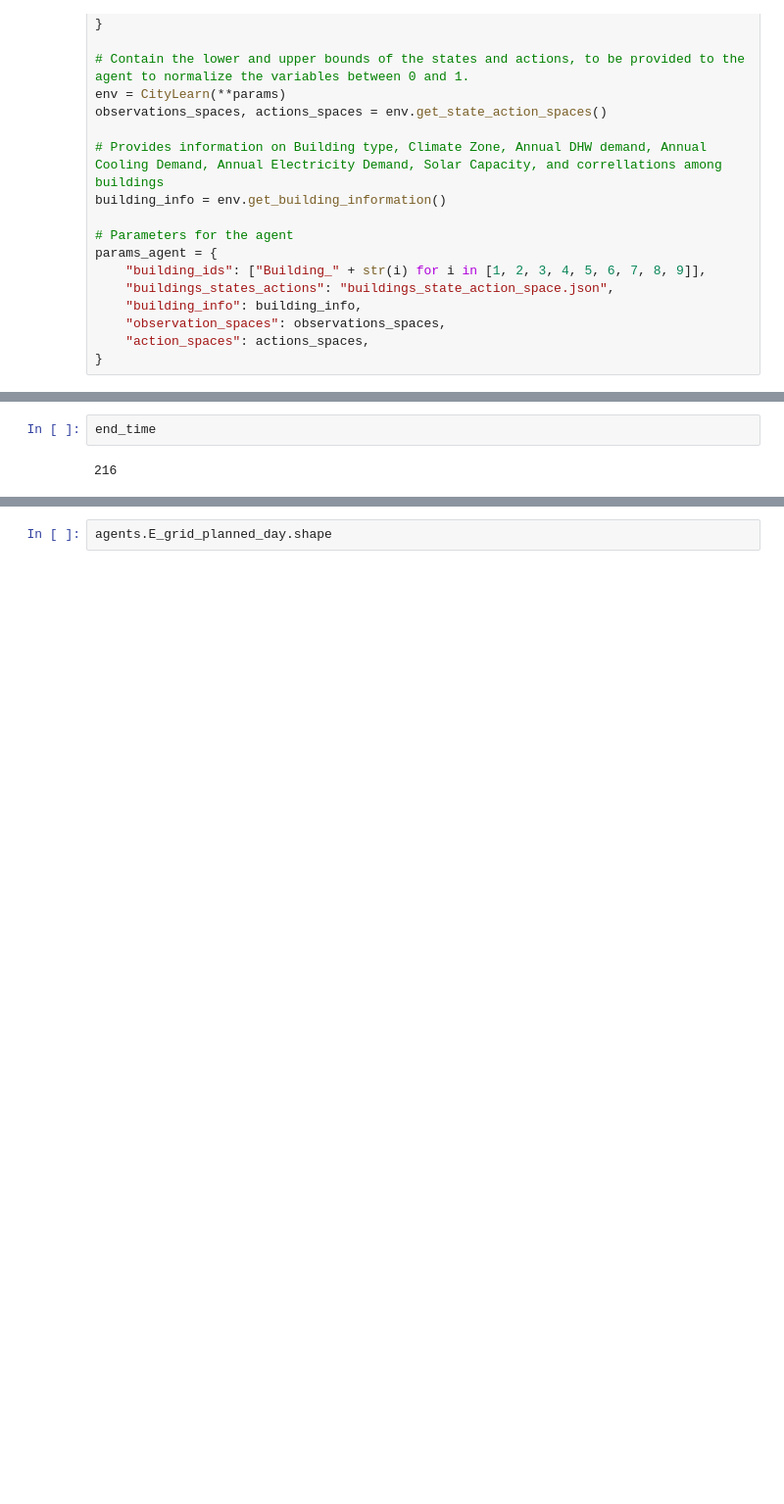
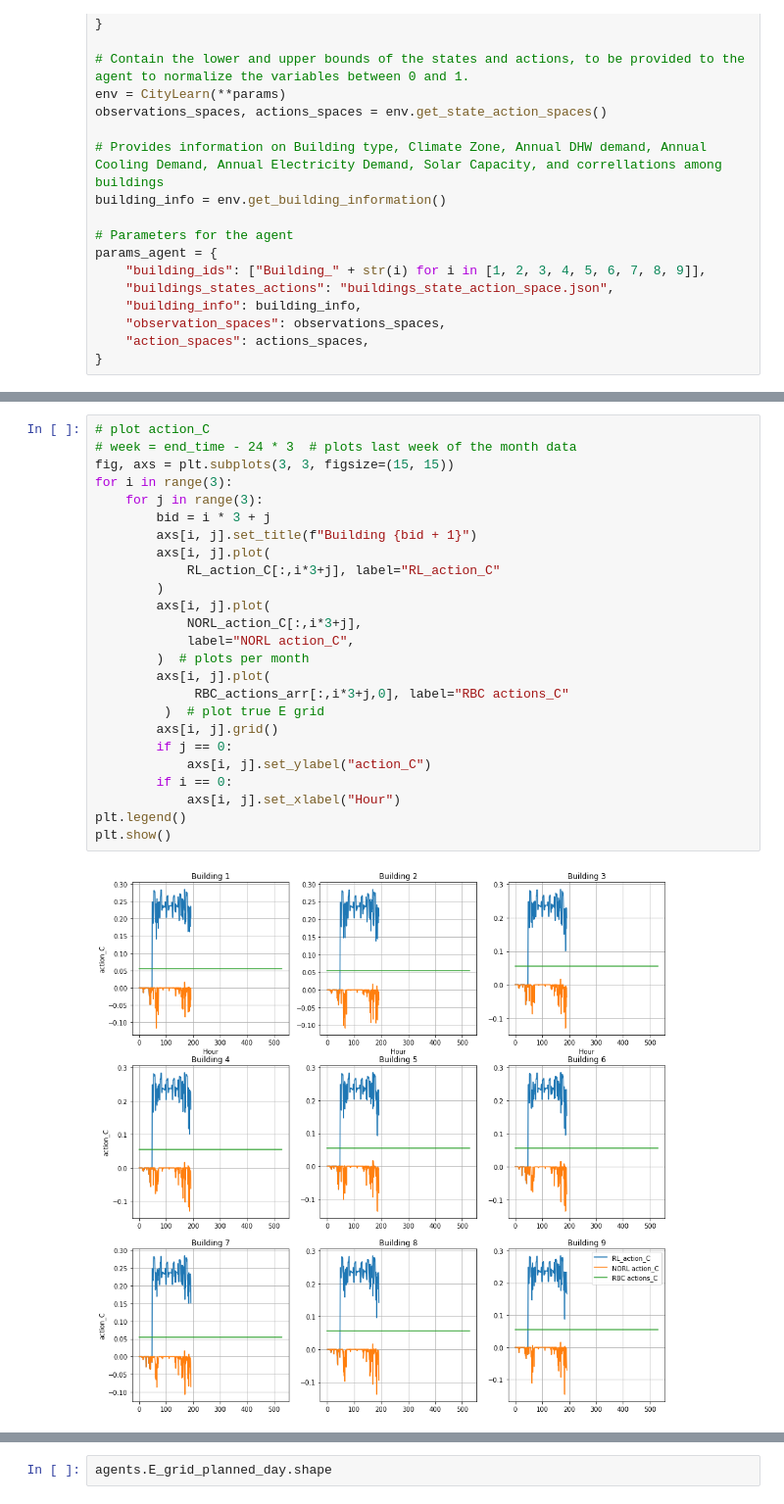
Before and after one commit to QasimWani/ZOiRL, a Jupyter notebook: debug_plot.ipynb, the cells around one changed output, grey strips where cells are left out. Shown: that part at 98% size. Drawn from its saved outputs; the diff is of its cells as text; blank space fills up the shorter version.

```diff
--- a/debug_plot.ipynb
+++ b/debug_plot.ipynb
@@ -307,4 +382,27 @@ NameError: name 'RL_E_grid_sell' is not defined
-# %%
-end_time
-# %% [output]
-216
+# %%
+# plot action_C
+# week = end_time - 24 * 3  # plots last week of the month data
+fig, axs = plt.subplots(3, 3, figsize=(15, 15))
+for i in range(3):
+    for j in range(3):
+        bid = i * 3 + j
+        axs[i, j].set_title(f"Building {bid + 1}")
+        axs[i, j].plot(
+            RL_action_C[:,i*3+j], label="RL_action_C"
+        )
+        axs[i, j].plot(
+            NORL_action_C[:,i*3+j],
+            label="NORL action_C",
+        )  # plots per month
+        axs[i, j].plot(
+             RBC_actions_arr[:,i*3+j,0], label="RBC actions_C"
+         )  # plot true E grid
+        axs[i, j].grid()
+        if j == 0:
+            axs[i, j].set_ylabel("action_C")
+        if i == 0:
+            axs[i, j].set_xlabel("Hour")
+plt.legend()
+plt.show()
+# %% [output]
+[figure, added]
```
Also changed, not shown: parts of 8 cells of this notebook.
